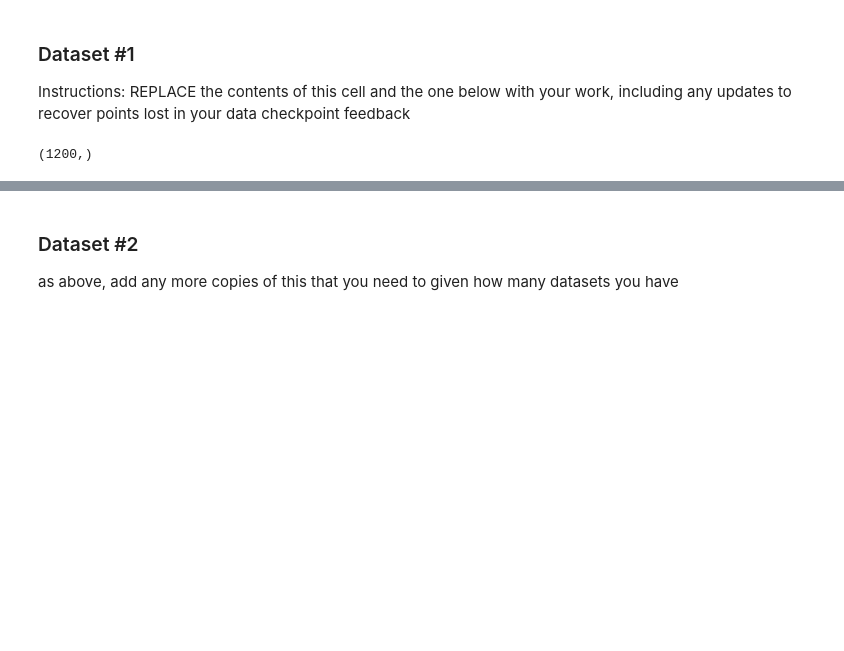
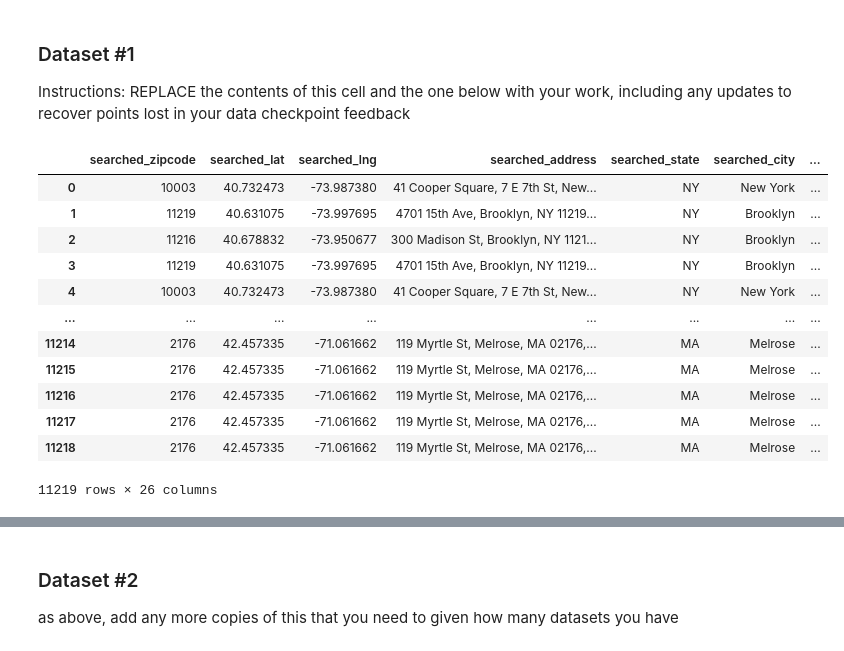
Before and after one commit to COGS108/Group111_WI26, a Jupyter notebook: 02-EDACheckpoint.ipynb, the cells around one changed output, grey strips where cells are left out. Saved outputs shown, nothing was run; the diff lists cells and outputs as text; code cells hidden in the pictures; blank space fills up the shorter version.

```diff
--- a/02-EDACheckpoint.ipynb
+++ b/02-EDACheckpoint.ipynb
@@ -98,11 +98,21 @@ Instructions: REPLACE the contents of this cell and the one below with your work
 # %%
 import pandas as pd
 import numpy as np
-food_orders = pd.read_csv('data/00-raw/food_order.csv')
-food_orders.isnull().any().sum()
-food_orders.dropna()
-drop_cols = ['restaurant_name', 'cuisine_type']
-food_orders = food_orders.set_index('order_id')
-food_orders['customer_id'].unique().shape
+
+doordash = pd.read_csv("data/00-raw/doordash.csv")
+doordash.isnull().any().sum()
+doordash
 # %% [output]
+|  | searched_zipcode | searched_lat | searched_lng | searched_address | searched_state | searched_city | ... |
+| 0 | 10003 | 40.732473 | -73.987380 | 41 Cooper Square, 7 E 7th St, New... | NY | New York | ... |
+| 1 | 11219 | 40.631075 | -73.997695 | 4701 15th Ave, Brooklyn, NY 11219... | NY | Brooklyn | ... |
+| 2 | 11216 | 40.678832 | -73.950677 | 300 Madison St, Brooklyn, NY 1121... | NY | Brooklyn | ... |
+| 3 | 11219 | 40.631075 | -73.997695 | 4701 15th Ave, Brooklyn, NY 11219... | NY | Brooklyn | ... |
+| 4 | 10003 | 40.732473 | -73.987380 | 41 Cooper Square, 7 E 7th St, New... | NY | New York | ... |
+| ... | ... | ... | ... | ... | ... | ... | ... |
+| 11214 | 2176 | 42.457335 | -71.061662 | 119 Myrtle St, Melrose, MA 02176,... | MA | Melrose | ... |
+| 11215 | 2176 | 42.457335 | -71.061662 | 119 Myrtle St, Melrose, MA 02176,... | MA | Melrose | ... |
+| 11216 | 2176 | 42.457335 | -71.061662 | 119 Myrtle St, Melrose, MA 02176,... | MA | Melrose | ... |
+| 11217 | 2176 | 42.457335 | -71.061662 | 119 Myrtle St, Melrose, MA 02176,... | MA | Melrose | ... |
+| 11218 | 2176 | 42.457335 | -71.061662 | 119 Myrtle St, Melrose, MA 02176,... | MA | Melrose | ... |
-(1200,)
+11219 rows × 26 columns
```
Also changed, not shown: parts of 17 cells of this notebook.
